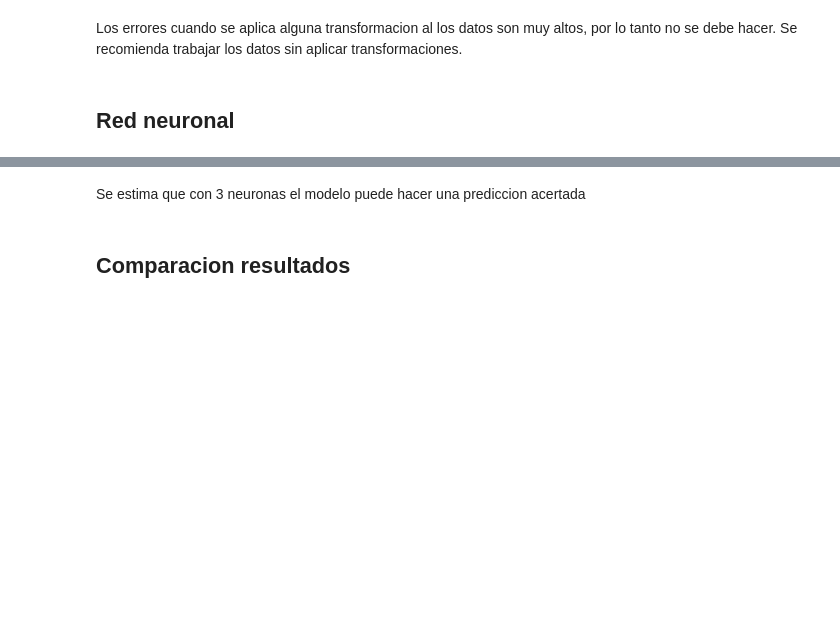
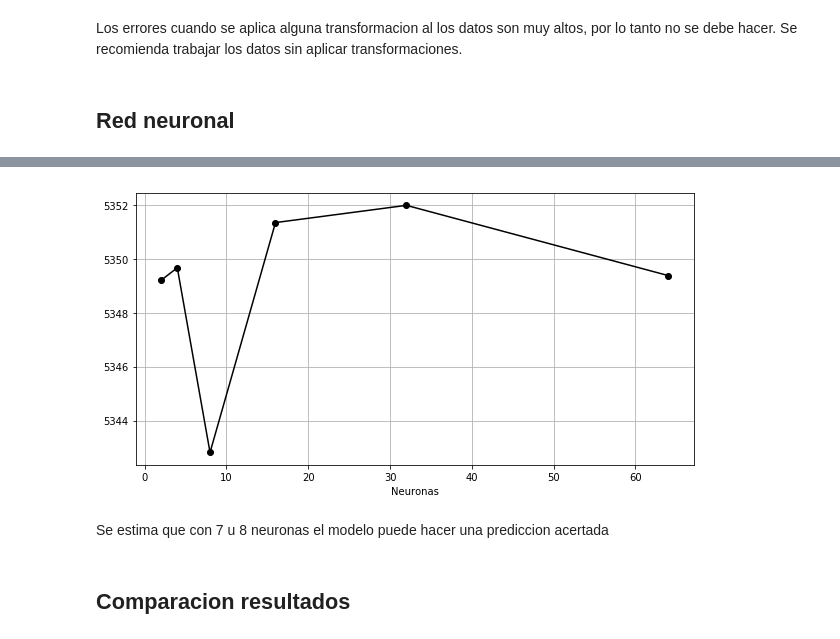
Before and after one commit to ann-2018-03/evaluacion-Jofdiazdi, a Jupyter notebook: 02-diabetes.ipynb, the cells around one changed output, grey strips where cells are left out. Cells and saved outputs as stored; diff of their text form; code cells hidden in the pictures; blank space fills up the shorter version.

```diff
--- a/02-diabetes.ipynb
+++ b/02-diabetes.ipynb
@@ -269,5 +268,12 @@ plt.plot(history_sse, '-r');
+# %%
+plt.figure(figsize=(10,5))
+plt.xlabel('Neuronas')
+plt.plot(neurons, history_nn, 'ko-')
+plt.grid()
+# %% [output]
+[figure, added]
 # %% [markdown]
-Se estima que con 3 neuronas el modelo puede hacer una prediccion acertada
+Se estima que con 7 u 8 neuronas el modelo puede hacer una prediccion acertada
 # %% [markdown]
 ## Comparacion resultados
 # %%
```
Also changed, not shown: parts of 7 cells of this notebook, 2 other files.
